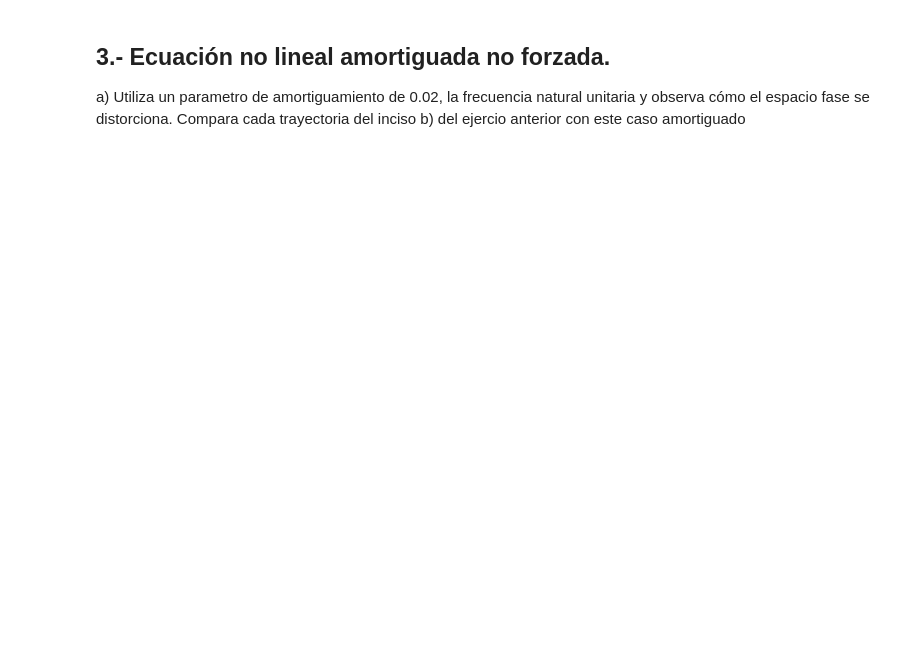
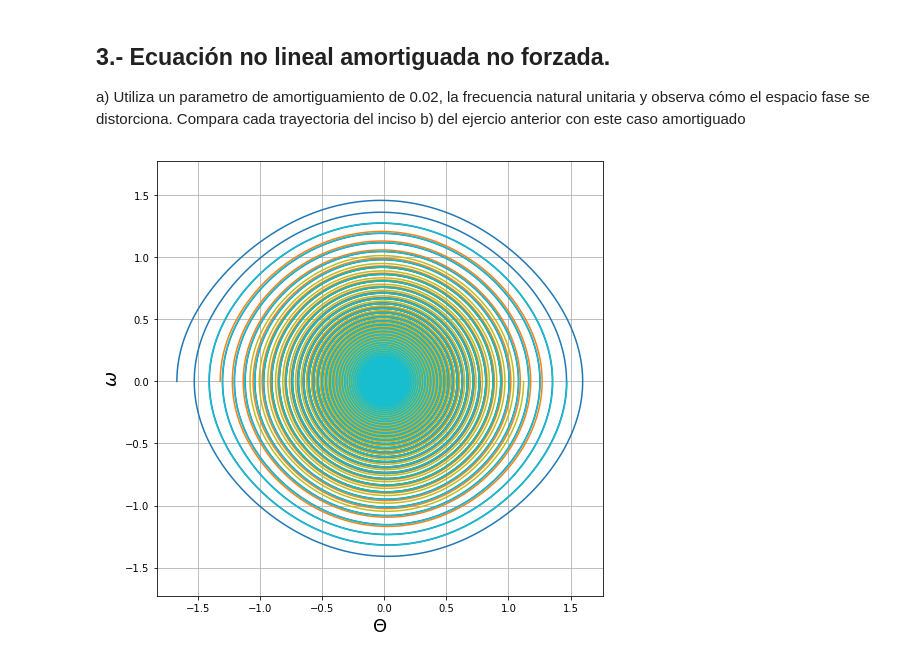
Before and after one commit to MecAnalitica/tarea2-Oscar2401, a Jupyter notebook: Tarea2/Tarea2.ipynb, the cells around one changed output. Saved outputs shown, nothing was run; the diff lists cells and outputs as text; code cells hidden in the pictures; blank space fills up the shorter version.

```diff
--- a/Tarea2/Tarea2.ipynb
+++ b/Tarea2/Tarea2.ipynb
@@ -264,3 +298,24 @@ plt.show()
 ## 3.- Ecuación no lineal amortiguada no forzada.
 
  a) Utiliza un parametro de amortiguamiento de 0.02, la frecuencia natural unitaria y observa cómo el espacio fase se distorciona. Compara cada trayectoria del inciso b) del ejercio anterior con este caso amortiguado
+# %%
+grdo_i = np.linspace (-90,90,10)
+omg_rep = np.zeros(len(grdo_i))
+omg_0=np.ones(len(grdo_i))
+t = np.linspace(0, 1000, 100000)
+b=0.02
+sol_3a=[]
+for i  in range(len(grdo_i)):
+    y0 = [(grdo_i[i]*np.pi/180) - 0.1  , omg_rep[i]]
+    sol_b.append(odeint(fun, y0, t, args=(b,omg_0[i])))
+# %%
+plt.figure(figsize=(8,8))
+for i  in range(len(grdo_i)):
+    plt.plot(sol_b[i][:, 0], sol_b[i][:, 1],label='$\theta_i$')
+plt.xlabel('$\Theta$',fontsize=18)
+plt.ylabel('$\omega$',fontsize=18)
+plt.axis('equal')
+plt.grid()
+plt.show()
+# %% [output]
+[figure, added]
```
Also changed, not shown: parts of 17 cells of this notebook.
